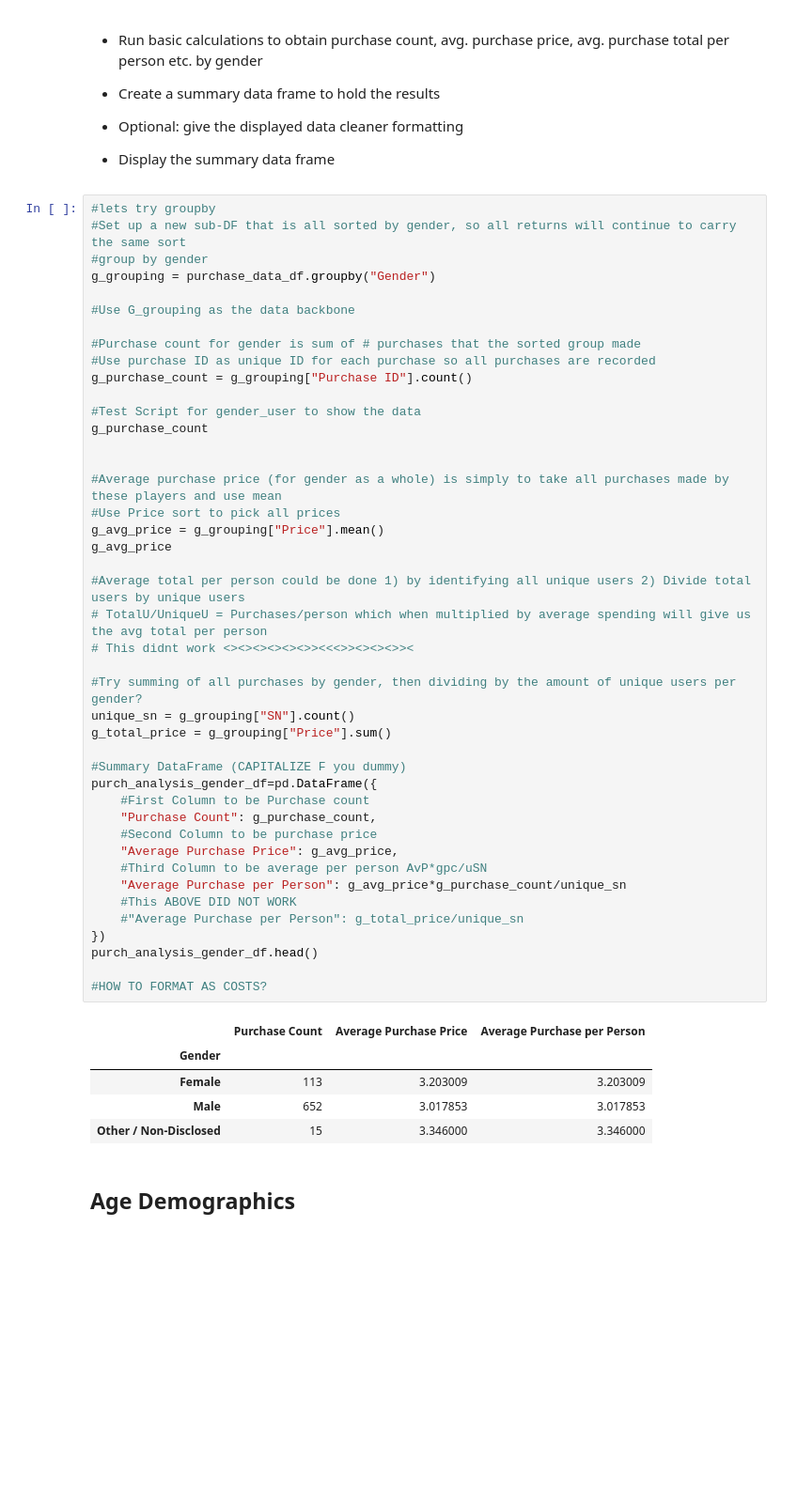
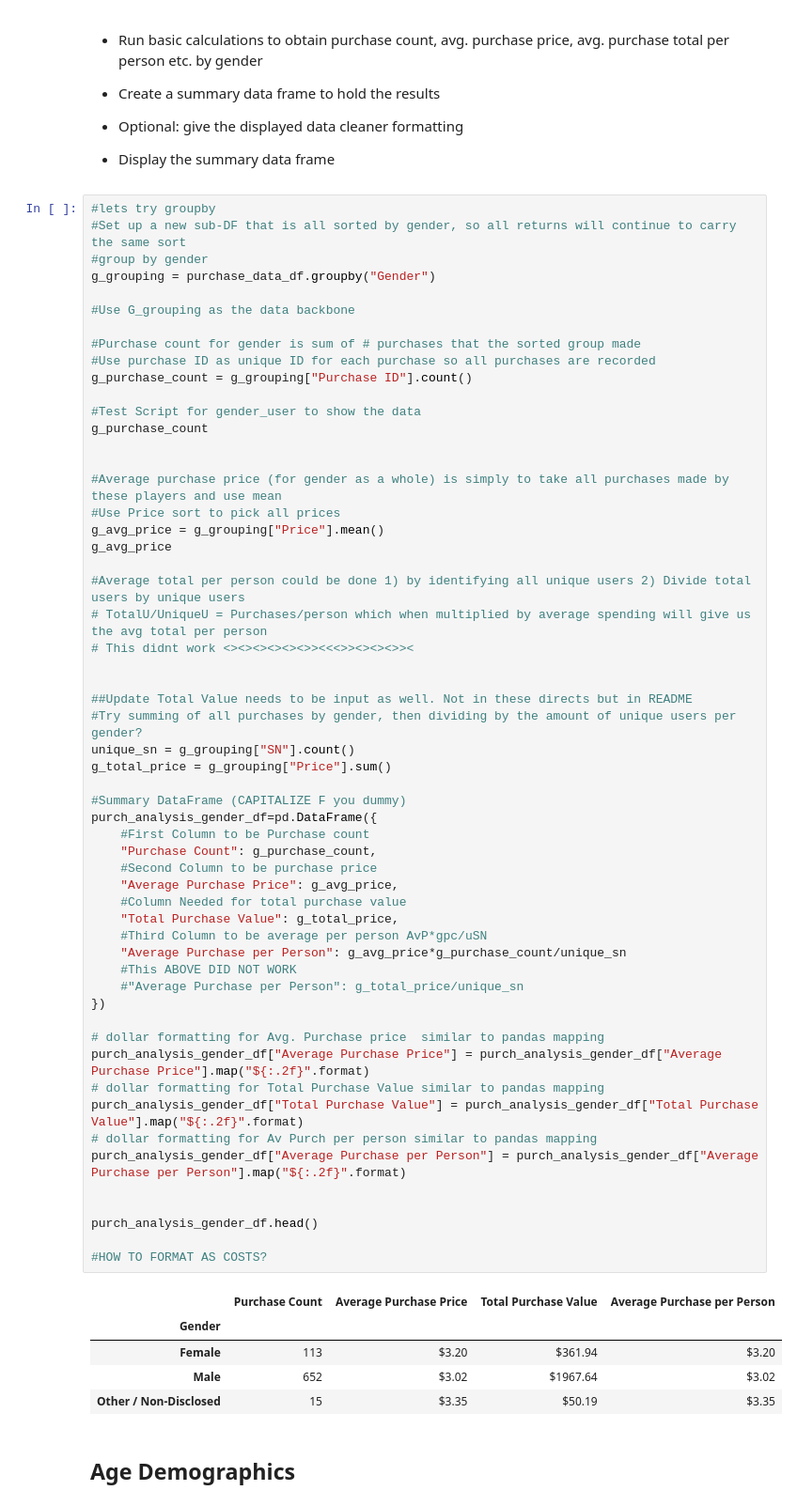
Before and after one commit to ander1908/pandas-challenge, a Jupyter notebook: HeroesOfPymoli/HeroesOfPymoli_starter.ipynb, the cells around one changed output. Shown at 94% size. Drawn from its saved outputs; the diff is of its cells as text; blank space fills up the shorter version.

```diff
--- a/HeroesOfPymoli/HeroesOfPymoli_starter.ipynb
+++ b/HeroesOfPymoli/HeroesOfPymoli_starter.ipynb
@@ -162,38 +170,51 @@ g_purchase_count
 
 
 #Average purchase price (for gender as a whole) is simply to take all purchases made by these players and use mean
 #Use Price sort to pick all prices
 g_avg_price = g_grouping["Price"].mean()
 g_avg_price
 
 #Average total per person could be done 1) by identifying all unique users 2) Divide total users by unique users
 # TotalU/UniqueU = Purchases/person which when multiplied by average spending will give us the avg total per person
 # This didnt work <><><><><><>><<<>><><><>><
 
+
+##Update Total Value needs to be input as well. Not in these directs but in README
 #Try summing of all purchases by gender, then dividing by the amount of unique users per gender?
 unique_sn = g_grouping["SN"].count()
 g_total_price = g_grouping["Price"].sum()
 
 #Summary DataFrame (CAPITALIZE F you dummy)
 purch_analysis_gender_df=pd.DataFrame({
     #First Column to be Purchase count
     "Purchase Count": g_purchase_count,
     #Second Column to be purchase price
     "Average Purchase Price": g_avg_price,
+    #Column Needed for total purchase value
+    "Total Purchase Value": g_total_price,
     #Third Column to be average per person AvP*gpc/uSN
     "Average Purchase per Person": g_avg_price*g_purchase_count/unique_sn
     #This ABOVE DID NOT WORK
     #"Average Purchase per Person": g_total_price/unique_sn
 })
+
+# dollar formatting for Avg. Purchase price  similar to pandas mapping
+purch_analysis_gender_df["Average Purchase Price"] = purch_analysis_gender_df["Average Purchase Price"].map("${:.2f}".format)
+# dollar formatting for Total Purchase Value similar to pandas mapping
+purch_analysis_gender_df["Total Purchase Value"] = purch_analysis_gender_df["Total Purchase Value"].map("${:.2f}".format)
+# dollar formatting for Av Purch per person similar to pandas mapping
+purch_analysis_gender_df["Average Purchase per Person"] = purch_analysis_gender_df["Average Purchase per Person"].map("${:.2f}".format)
+
+
 purch_analysis_gender_df.head()
 
 #HOW TO FORMAT AS COSTS?
 # %% [output]
-|  | Purchase Count | Average Purchase Price | Average Purchase per Person |
-| Gender |  |  |  |
-| Female | 113 | 3.203009 | 3.203009 |
-| Male | 652 | 3.017853 | 3.017853 |
-| Other / Non-Disclosed | 15 | 3.346000 | 3.346000 |
+|  | Purchase Count | Average Purchase Price | Total Purchase Value | Average Purchase per Person |
+| Gender |  |  |  |  |
+| Female | 113 | $3.20 | $361.94 | $3.20 |
+| Male | 652 | $3.02 | $1967.64 | $3.02 |
+| Other / Non-Disclosed | 15 | $3.35 | $50.19 | $3.35 |
 # %% [markdown]
 ## Age Demographics
 # %% [markdown]
```
Also changed, not shown: parts of 8 cells of this notebook.
